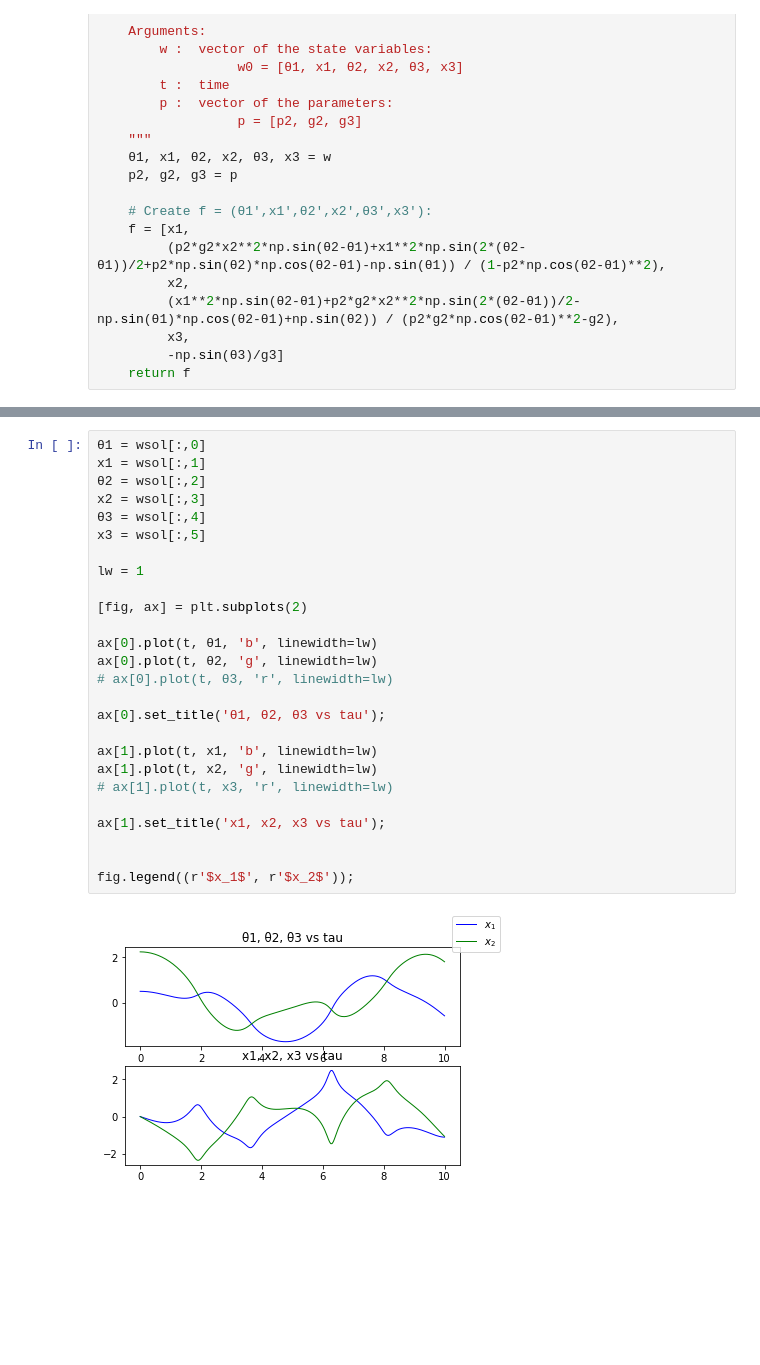
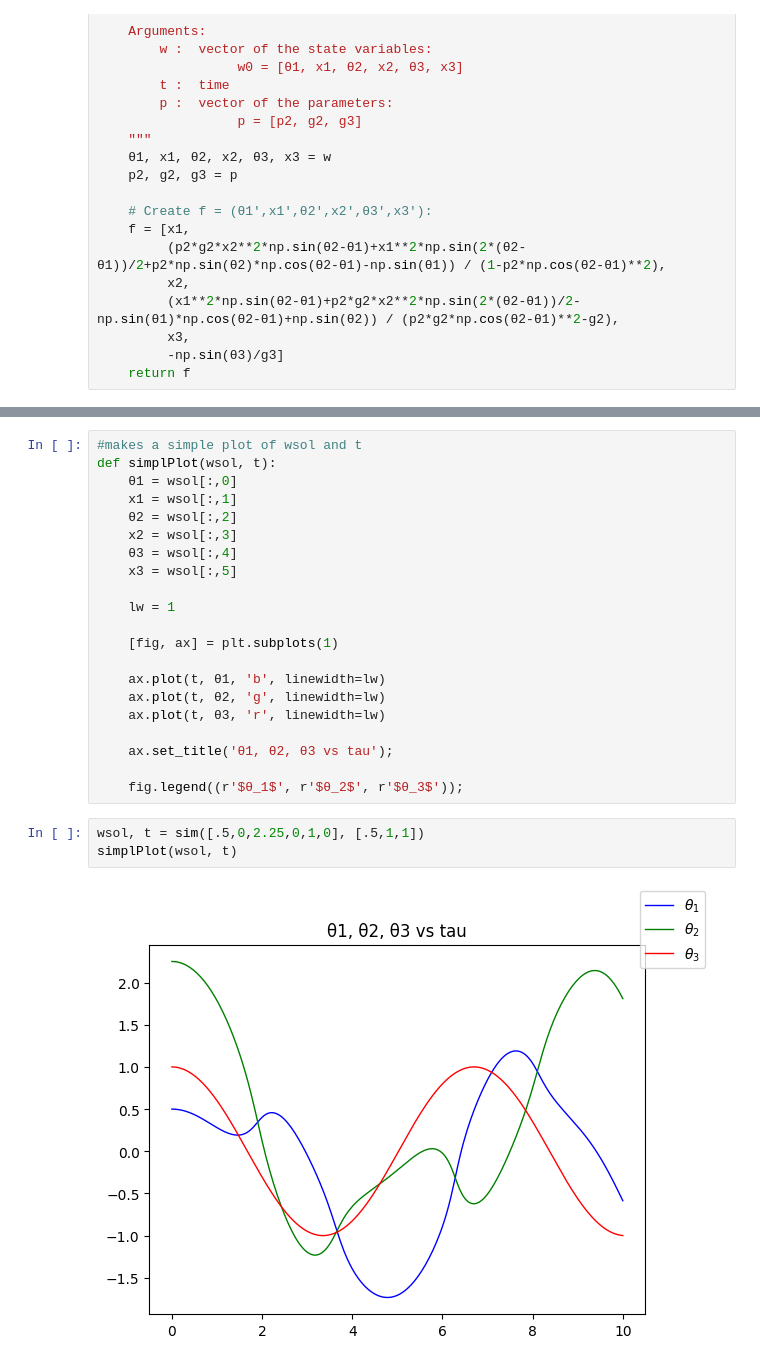
Before and after one commit to Will-Kincaid/TheoMechCompProject, a Jupyter notebook: The One True Python Notebook!.ipynb, the cells around one changed output, grey strips where cells are left out. Drawn from its saved outputs; the diff is of its cells as text; blank space fills up the shorter version.

Commit message:
updated some things, need to run more tests and make some more graphs

```diff
--- a/The One True Python Notebook!.ipynb
+++ b/The One True Python Notebook!.ipynb
@@ -98,28 +78,26 @@ wsol = odeint(vectorfield, w0, t, args=(p,),
 # %%
-θ1 = wsol[:,0]
-x1 = wsol[:,1]
-θ2 = wsol[:,2]
-x2 = wsol[:,3]
-θ3 = wsol[:,4]
-x3 = wsol[:,5]
+#makes a simple plot of wsol and t
+def simplPlot(wsol, t):
+    θ1 = wsol[:,0]
+    x1 = wsol[:,1]
+    θ2 = wsol[:,2]
+    x2 = wsol[:,3]
+    θ3 = wsol[:,4]
+    x3 = wsol[:,5]
 
-lw = 1
+    lw = 1
 
-[fig, ax] = plt.subplots(2)
+    [fig, ax] = plt.subplots(1)
 
-ax[0].plot(t, θ1, 'b', linewidth=lw)
-ax[0].plot(t, θ2, 'g', linewidth=lw)
-# ax[0].plot(t, θ3, 'r', linewidth=lw)
+    ax.plot(t, θ1, 'b', linewidth=lw)
+    ax.plot(t, θ2, 'g', linewidth=lw)
+    ax.plot(t, θ3, 'r', linewidth=lw)
 
-ax[0].set_title('θ1, θ2, θ3 vs tau');
+    ax.set_title('θ1, θ2, θ3 vs tau');
 
-ax[1].plot(t, x1, 'b', linewidth=lw)
-ax[1].plot(t, x2, 'g', linewidth=lw)
-# ax[1].plot(t, x3, 'r', linewidth=lw)
-
-ax[1].set_title('x1, x2, x3 vs tau');
-
-
-fig.legend((r'$x_1$', r'$x_2$'));
+    fig.legend((r'$θ_1$', r'$θ_2$', r'$θ_3$'));
-# %% [output]
-[figure, removed]
+# %%
+wsol, t = sim([.5,0,2.25,0,1,0], [.5,1,1])
+simplPlot(wsol, t)
+# %% [output]
+[figure, added]
```
Also changed, not shown: parts of 9 cells of this notebook.
